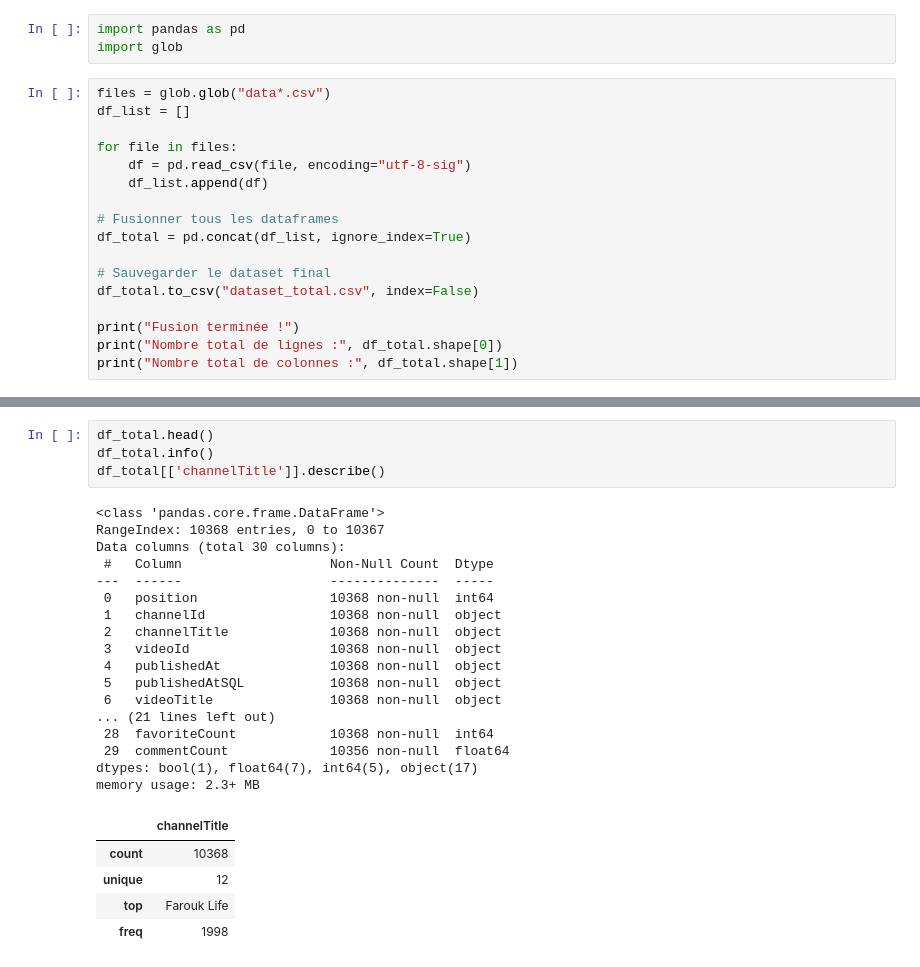
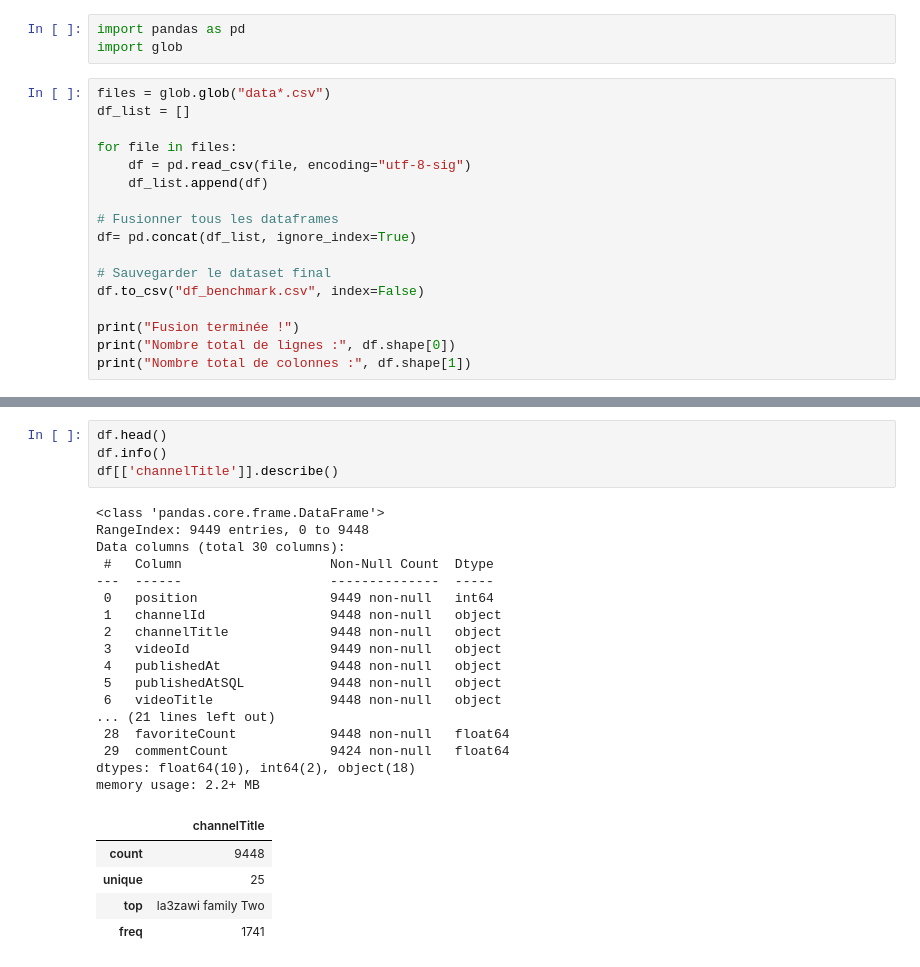
Before and after one commit to Zakaria-Errachidi/youtube-llm, a Jupyter notebook: AnalyseMorWeb.ipynb, the cells around one changed output, grey strips where cells are left out. Saved outputs shown, nothing was run; the diff lists cells and outputs as text.

```diff
--- a/AnalyseMorWeb.ipynb
+++ b/AnalyseMorWeb.ipynb
@@ -10,13 +10,13 @@ for file in files:
     df_list.append(df)
 
 # Fusionner tous les dataframes
-df_total = pd.concat(df_list, ignore_index=True)
+df= pd.concat(df_list, ignore_index=True)
 
 # Sauvegarder le dataset final
-df_total.to_csv("dataset_total.csv", index=False)
+df.to_csv("df_benchmark.csv", index=False)
 
 print("Fusion terminée !")
-print("Nombre total de lignes :", df_total.shape[0])
-print("Nombre total de colonnes :", df_total.shape[1])
+print("Nombre total de lignes :", df.shape[0])
+print("Nombre total de colonnes :", df.shape[1])
 # %% [output]
 Fusion terminée !
@@ -35,27 +45,27 @@ df.head(5)
 # %%
-df_total.head()
-df_total.info()
-df_total[['channelTitle']].describe()
+df.head()
+df.info()
+df[['channelTitle']].describe()
 # %% [output]
 <class 'pandas.core.frame.DataFrame'>
-RangeIndex: 10368 entries, 0 to 10367
+RangeIndex: 9449 entries, 0 to 9448
 Data columns (total 30 columns):
  #   Column                   Non-Null Count  Dtype
 ---  ------                   --------------  -----
- 0   position                 10368 non-null  int64
- 1   channelId                10368 non-null  object
- 2   channelTitle             10368 non-null  object
- 3   videoId                  10368 non-null  object
- 4   publishedAt              10368 non-null  object
- 5   publishedAtSQL           10368 non-null  object
- 6   videoTitle               10368 non-null  object
+ 0   position                 9449 non-null   int64
+ 1   channelId                9448 non-null   object
+ 2   channelTitle             9448 non-null   object
+ 3   videoId                  9449 non-null   object
+ 4   publishedAt              9448 non-null   object
+ 5   publishedAtSQL           9448 non-null   object
+ 6   videoTitle               9448 non-null   object
 ... (21 lines left out)
- 28  favoriteCount            10368 non-null  int64
- 29  commentCount             10356 non-null  float64
-dtypes: bool(1), float64(7), int64(5), object(17)
-memory usage: 2.3+ MB
+ 28  favoriteCount            9448 non-null   float64
+ 29  commentCount             9424 non-null   float64
+dtypes: float64(10), int64(2), object(18)
+memory usage: 2.2+ MB
 |  | channelTitle |
-| count | 10368 |
-| unique | 12 |
-| top | Farouk Life |
-| freq | 1998 |
+| count | 9448 |
+| unique | 25 |
+| top | la3zawi family Two |
+| freq | 1741 |
```
Also changed, not shown: parts of 11 cells of this notebook, 10 other files.
